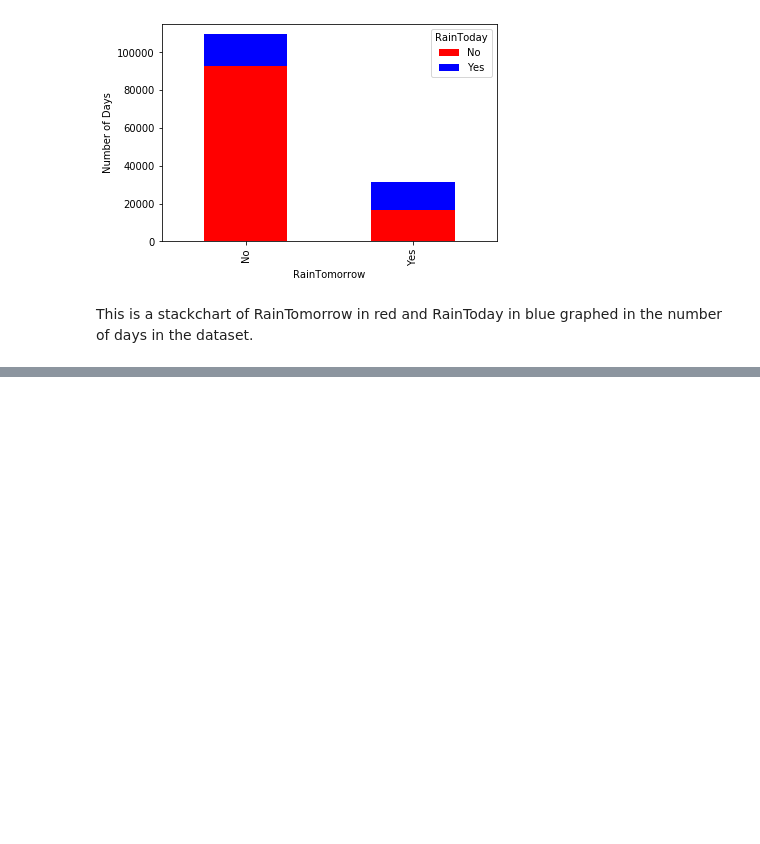
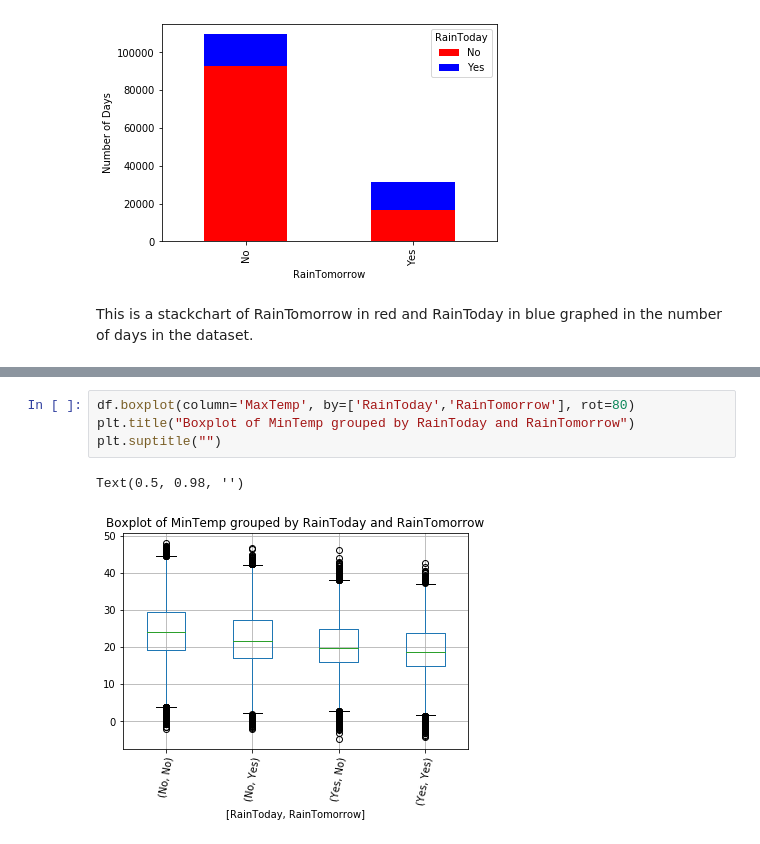
Before and after one commit to CathalDaly1/CS4055-Data-mining-Project, a Jupyter notebook: CS4055 Project - Weather in AUS DataSet.ipynb, the cells around one changed output, grey strips where cells are left out. Saved outputs shown, nothing was run; the diff lists cells and outputs as text; blank space fills up the shorter version.

```diff
--- a/CS4055 Project - Weather in AUS DataSet.ipynb
+++ b/CS4055 Project - Weather in AUS DataSet.ipynb
@@ -191,0 +233,7 @@ This is a stackchart of RainTomorrow in red and RainToday in blue graphed in the
+# %%
+df.boxplot(column='MaxTemp', by=['RainToday','RainTomorrow'], rot=80)
+plt.title("Boxplot of MinTemp grouped by RainToday and RainTomorrow")
+plt.suptitle("")
+# %% [output]
+Text(0.5, 0.98, '')
+[figure, added]
```
Also changed, not shown: parts of 38 cells of this notebook.
